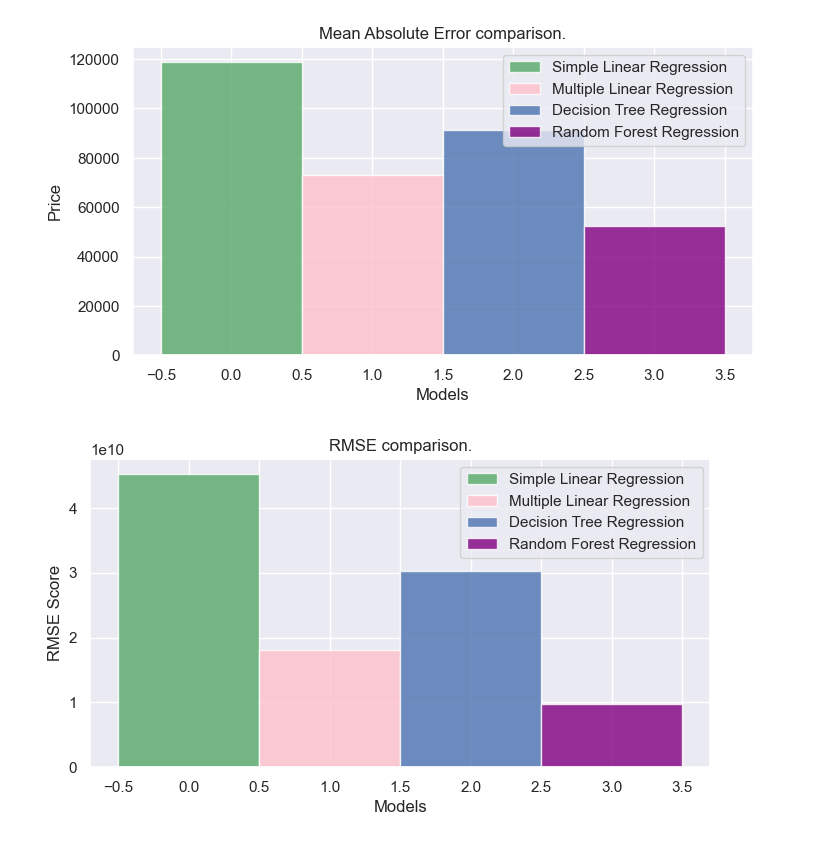
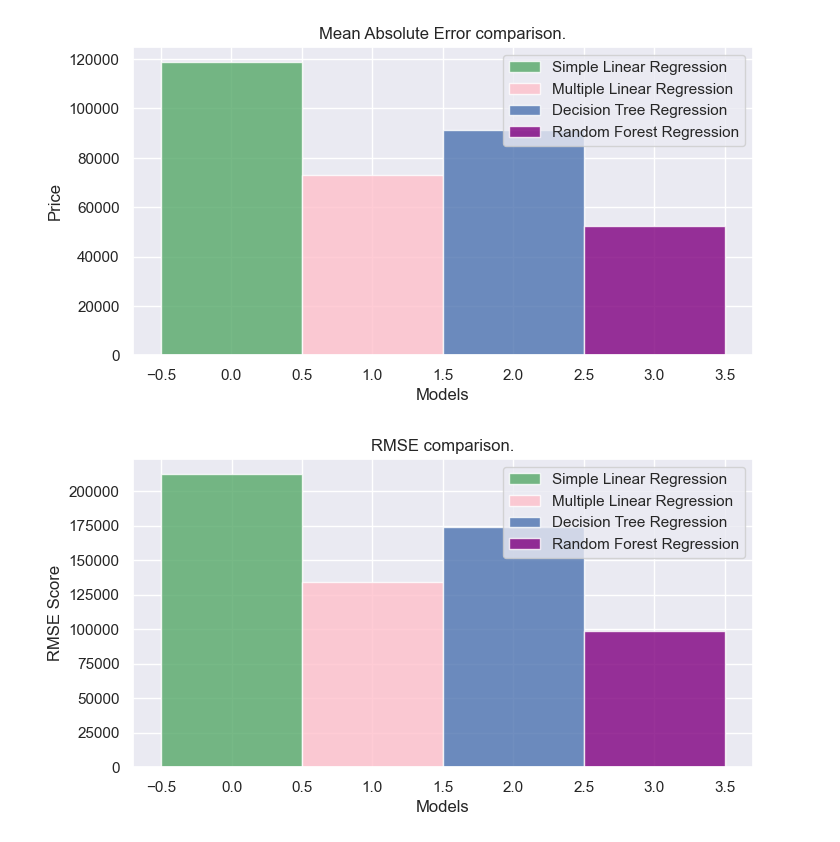
Before and after one commit to AlisherJard/Immo_Eliza_ML, a Jupyter notebook: eliza_ml_regression.ipynb, the cells around one changed output. Cells and saved outputs as stored; diff of their text form; code cells hidden in the pictures.

```diff
--- a/eliza_ml_regression.ipynb
+++ b/eliza_ml_regression.ipynb
@@ -312,7 +312,9 @@ mse_1 = mean_squared_error(np.exp(y_test_slr), np.exp(y_pred_slr))
 
 r2_1 = r2_score(y_test_slr, y_pred_slr)
 
-print(f'MSE score: {round(math.sqrt(mse_1),2)}, R2 score: {round(r2_1,2)} %')
+w = math.sqrt(mse_1)
+
+print(f'MSE score: {round(w,2)}, R2 score: {round(r2_1,2)} %')
 # %% [output]
 MSE score: 212706.97, R2 score: 0.26 %
 # %%
@@ -376,7 +378,9 @@ mse_2 = mean_squared_error(np.exp(y_test), np.exp(y_pred_mlr))
 
 r2_2 = r2_score(y_test, y_pred_mlr)
 
-print(f'MSE score: {round(math.sqrt(mse_2),2)}, R2 score: {round(r2_2,2)} %')
+w1 = math.sqrt(mse_2)
+
+print(f'MSE score: {round(w1,2)}, R2 score: {round(r2_2,2)} %')
 # %% [output]
 MSE score: 134340.25, R2 score: 0.73 %
 # %%
@@ -425,7 +429,9 @@ mse_3 = mean_squared_error(np.exp(y_test), np.exp(y_pred_dtr))
 
 r2_3 = r2_score(y_test, y_pred_dtr)
 
-print(f'MSE score: {round(math.sqrt(mse_3),2)}, R2 score: {round(r2_3,2)} %')
+w2 = math.sqrt(mse_3)
+
+print(f'MSE score: {round(w2,2)}, R2 score: {round(r2_3,2)} %')
 # %% [output]
 MSE score: 173873.3, R2 score: 0.44 %
 # %%
@@ -456,5 +462,10 @@ two_d_compare(X_test['ConstructionYear'], y_test, y_pred_rfr, model_name)
 # %% [output]
 [figure]
 # %%
-rfrMetrics = model_metrics(randomForestRegressor, y_test, y_pred_rfr)
+mse_4 = mean_squared_error(np.exp(y_test), np.exp(y_pred_rfr))
+
+r2_4 = r2_score(y_test, y_pred_rfr)
+
+w3 = math.sqrt(mse_4)
+print(f'MSE score: {round(w3,2)}, R2 score: {round(r2_4,2)} %')
 # %% [output]
@@ -534,36 +544,36 @@ plt.show()
 # %% [output]
 [figure]
 # %%
-rects1 = plt.bar(index, slrMetrics[0], bar_width,
+rects1 = plt.bar(index, w, bar_width,
                  alpha=opacity,
                  color='g',
                  label='Simple Linear Regression')
 
-rects2 = plt.bar(index + bar_width, mlrMetrics[0], bar_width,
+rects2 = plt.bar(index + bar_width, w1, bar_width,
                  alpha=opacity,
                  color='pink',
                  label='Multiple Linear Regression')
 
-rects4 = plt.bar(index + bar_width * 2, dtrMetrics[0], bar_width,
+rects4 = plt.bar(index + bar_width * 2, w2, bar_width,
                  alpha=opacity,
                  color='b',
                  label='Decision Tree Regression')
 
-rects6 = plt.bar(index + bar_width * 3, rfrMetrics[0], bar_width,
+rects6 = plt.bar(index + bar_width * 3, w3, bar_width,
                  alpha=opacity,
                  color='purple',
                  label='Random Forest Regression')
 
 plt.xlabel('Models')
 plt.ylabel('RMSE Score')
 plt.title('RMSE comparison.')
 ax.set_xticklabels(('', 'Simple Lin', 'Multiple Lin', 'Decision Tree', 'Random Forest'))
 
 
 plt.legend()
 plt.show()
 # %% [output]
-[figure, old version]
+[figure, new version]
 # %%
 #
 # with open('model.pkl', 'wb') as file:
```
Also changed, not shown: parts of 1 cell of this notebook.
